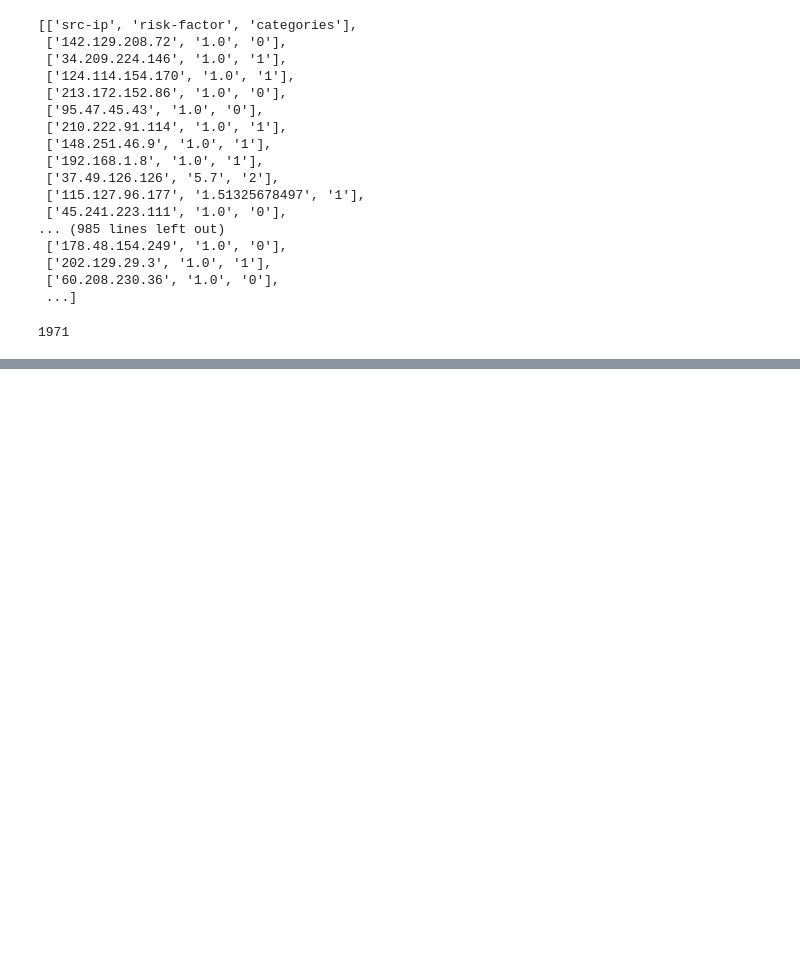
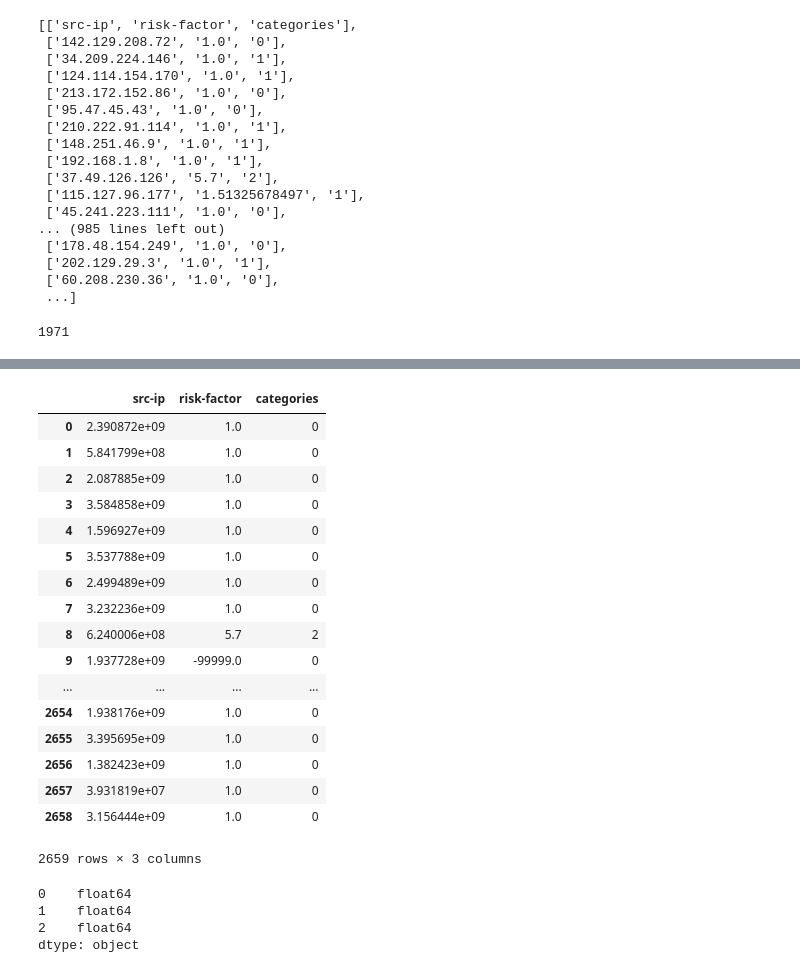
Before and after one commit to shradhaN/Major-Project, a Jupyter notebook: Convert Ip to Num.ipynb, the cells around one changed output, grey strips where cells are left out. Saved outputs shown, nothing was run; the diff lists cells and outputs as text; code cells hidden in the pictures; blank space fills up the shorter version.

```diff
--- a/Convert Ip to Num.ipynb
+++ b/Convert Ip to Num.ipynb
@@ -93,3 +147,24 @@ df = pd.read_csv('new-neumeric.csv')
 df['src-ip'] = pd.to_numeric(df['src-ip'], errors='coerce')
 
 #df['src-ip'] = df['src-ip'].apply(pd.to_numeric)
+# %%
+df
+# %% [output]
+|  | src-ip | risk-factor | categories |
+| 0 | 2.390872e+09 | 1.0 | 0 |
+| 1 | 5.841799e+08 | 1.0 | 0 |
+| 2 | 2.087885e+09 | 1.0 | 0 |
+| 3 | 3.584858e+09 | 1.0 | 0 |
+| 4 | 1.596927e+09 | 1.0 | 0 |
+| 5 | 3.537788e+09 | 1.0 | 0 |
+| 6 | 2.499489e+09 | 1.0 | 0 |
+| 7 | 3.232236e+09 | 1.0 | 0 |
+| 8 | 6.240006e+08 | 5.7 | 2 |
+| 9 | 1.937728e+09 | -99999.0 | 0 |
+| ... | ... | ... | ... |
+| 2654 | 1.938176e+09 | 1.0 | 0 |
+| 2655 | 3.395695e+09 | 1.0 | 0 |
+| 2656 | 1.382423e+09 | 1.0 | 0 |
+| 2657 | 3.931819e+07 | 1.0 | 0 |
+| 2658 | 3.156444e+09 | 1.0 | 0 |
+2659 rows × 3 columns
@@ -95,0 +180,7 @@ df['src-ip'] = pd.to_numeric(df['src-ip'], errors='coerce')
+# %%
+df.dtypes
+# %% [output]
+0    float64
+1    float64
+2    float64
+dtype: object
```
Also changed, not shown: parts of 18 cells of this notebook, 41 other files.
